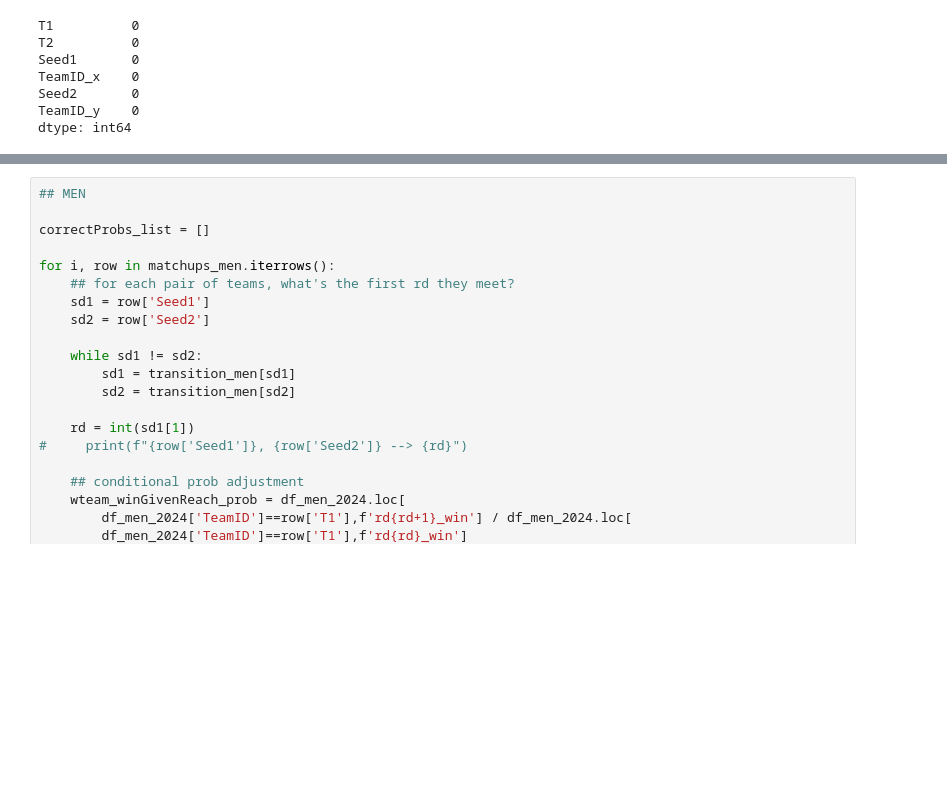
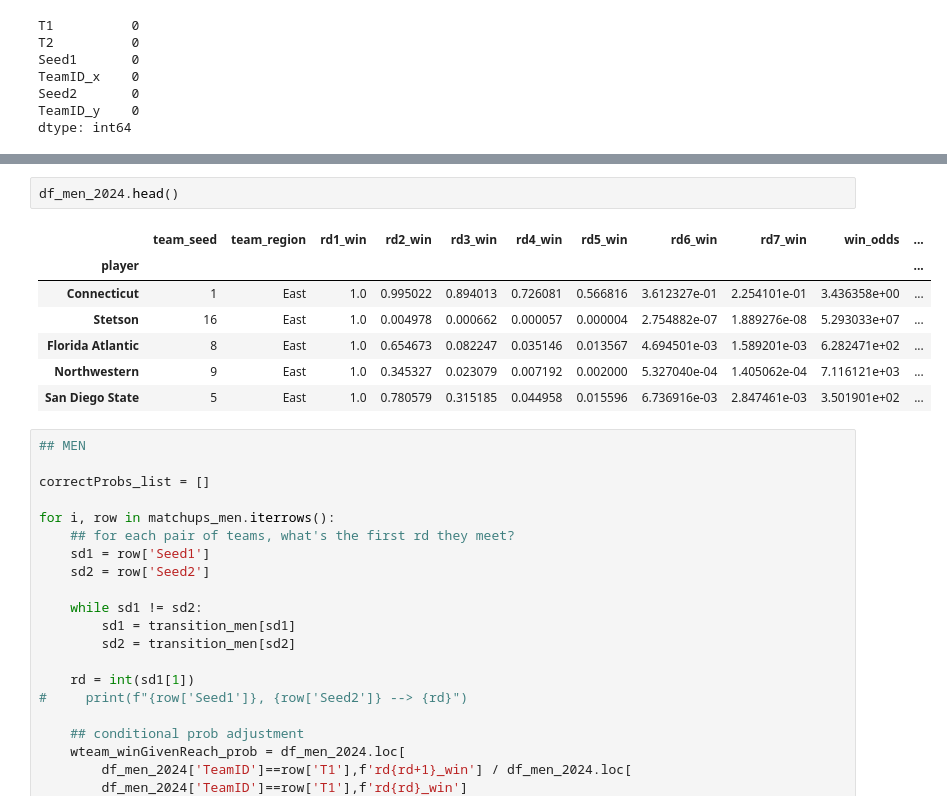
Before and after one commit to brendanlapuma/mmadness-2025, a Jupyter notebook: pub-march-machine-learning-mania-2024.ipynb, the cells around one changed output, grey strips where cells are left out. Cells and saved outputs as stored; diff of their text form; blank space fills up the shorter version.

```diff
--- a/pub-march-machine-learning-mania-2024.ipynb
+++ b/pub-march-machine-learning-mania-2024.ipynb
@@ -273,3 +302,13 @@ dtype: int64
+# %%
+df_men_2024.head()
+# %% [output]
+|  | team_seed | team_region | rd1_win | rd2_win | rd3_win | rd4_win | rd5_win | rd6_win | rd7_win | win_odds | ... |
+| player |  |  |  |  |  |  |  |  |  |  | ... |
+| Connecticut | 1 | East | 1.0 | 0.995022 | 0.894013 | 0.726081 | 0.566816 | 3.612327e-01 | 2.254101e-01 | 3.436358e+00 | ... |
+| Stetson | 16 | East | 1.0 | 0.004978 | 0.000662 | 0.000057 | 0.000004 | 2.754882e-07 | 1.889276e-08 | 5.293033e+07 | ... |
+| Florida Atlantic | 8 | East | 1.0 | 0.654673 | 0.082247 | 0.035146 | 0.013567 | 4.694501e-03 | 1.589201e-03 | 6.282471e+02 | ... |
+| Northwestern | 9 | East | 1.0 | 0.345327 | 0.023079 | 0.007192 | 0.002000 | 5.327040e-04 | 1.405062e-04 | 7.116121e+03 | ... |
+| San Diego State | 5 | East | 1.0 | 0.780579 | 0.315185 | 0.044958 | 0.015596 | 6.736916e-03 | 2.847461e-03 | 3.501901e+02 | ... |
 # %%
 ## MEN
 
```
Also changed, not shown: parts of 4 cells of this notebook, 1 other file.
